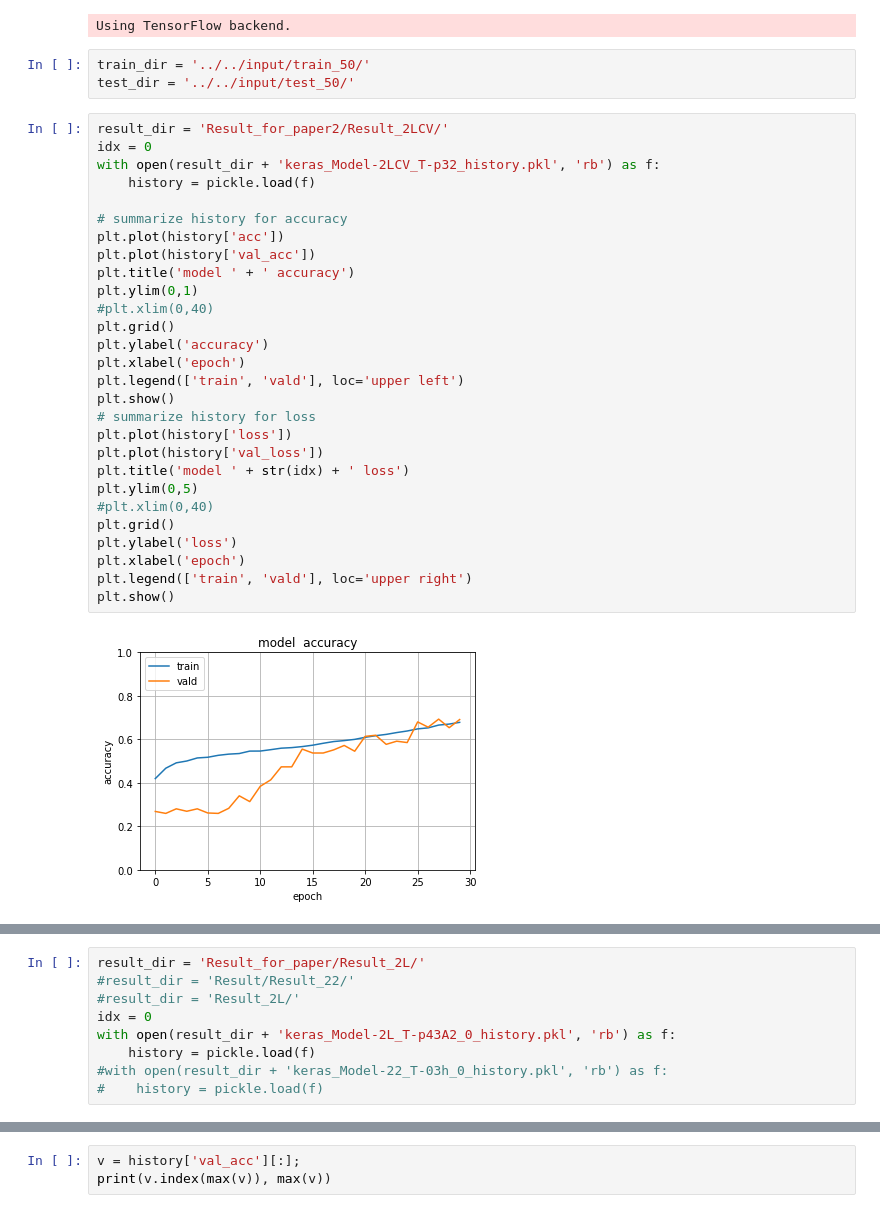
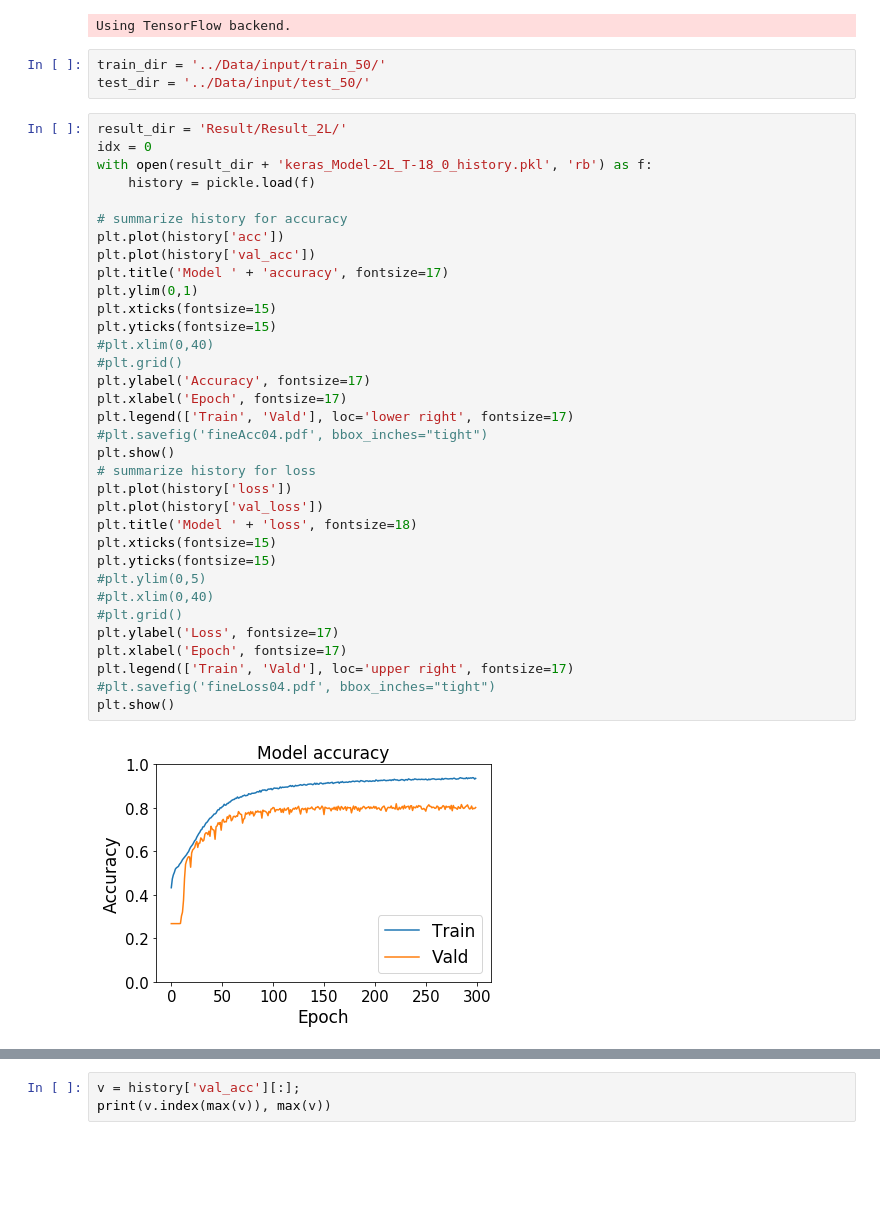
Before and after one commit to Binbin16/CNN-AM-Quality, a Jupyter notebook: Script/visualize.ipynb, the cells around one changed output, grey strips where cells are left out. Cells and saved outputs as stored; diff of their text form; blank space fills up the shorter version.

Commit message:
Model 18 result added

```diff
--- a/Script/visualize.ipynb
+++ b/Script/visualize.ipynb
@@ -17,35 +17,41 @@ import matplotlib.pyplot as plt
 # %% [output]
 Using TensorFlow backend.
 # %%
-train_dir = '../../input/train_50/'
-test_dir = '../../input/test_50/'
+train_dir = '../Data/input/train_50/'
+test_dir = '../Data/input/test_50/'
 # %%
-result_dir = 'Result_for_paper2/Result_2LCV/'
+result_dir = 'Result/Result_2L/'
 idx = 0
-with open(result_dir + 'keras_Model-2LCV_T-p32_history.pkl', 'rb') as f:
+with open(result_dir + 'keras_Model-2L_T-18_0_history.pkl', 'rb') as f:
     history = pickle.load(f)
 
 # summarize history for accuracy
 plt.plot(history['acc'])
 plt.plot(history['val_acc'])
-plt.title('model ' + ' accuracy')
+plt.title('Model ' + 'accuracy', fontsize=17)
 plt.ylim(0,1)
+plt.xticks(fontsize=15)
+plt.yticks(fontsize=15)
 #plt.xlim(0,40)
-plt.grid()
-plt.ylabel('accuracy')
-plt.xlabel('epoch')
-plt.legend(['train', 'vald'], loc='upper left')
+#plt.grid()
+plt.ylabel('Accuracy', fontsize=17)
+plt.xlabel('Epoch', fontsize=17)
+plt.legend(['Train', 'Vald'], loc='lower right', fontsize=17)
+#plt.savefig('fineAcc04.pdf', bbox_inches="tight")
 plt.show()
 # summarize history for loss
 plt.plot(history['loss'])
 plt.plot(history['val_loss'])
-plt.title('model ' + str(idx) + ' loss')
-plt.ylim(0,5)
+plt.title('Model ' + 'loss', fontsize=18)
+plt.xticks(fontsize=15)
+plt.yticks(fontsize=15)
+#plt.ylim(0,5)
 #plt.xlim(0,40)
-plt.grid()
-plt.ylabel('loss')
-plt.xlabel('epoch')
-plt.legend(['train', 'vald'], loc='upper right')
+#plt.grid()
+plt.ylabel('Loss', fontsize=17)
+plt.xlabel('Epoch', fontsize=17)
+plt.legend(['Train', 'Vald'], loc='upper right', fontsize=17)
+#plt.savefig('fineLoss04.pdf', bbox_inches="tight")
 plt.show()
 # %% [output]
-[figure, old version]
+[figure, new version]
@@ -53,9 +58,0 @@ plt.show()
-# %%
-result_dir = 'Result_for_paper/Result_2L/'
-#result_dir = 'Result/Result_22/'
-#result_dir = 'Result_2L/'
-idx = 0
-with open(result_dir + 'keras_Model-2L_T-p43A2_0_history.pkl', 'rb') as f:
-    history = pickle.load(f)
-#with open(result_dir + 'keras_Model-22_T-03h_0_history.pkl', 'rb') as f:
-#    history = pickle.load(f)
```
Also changed, not shown: parts of 15 cells of this notebook, 1 other file.
